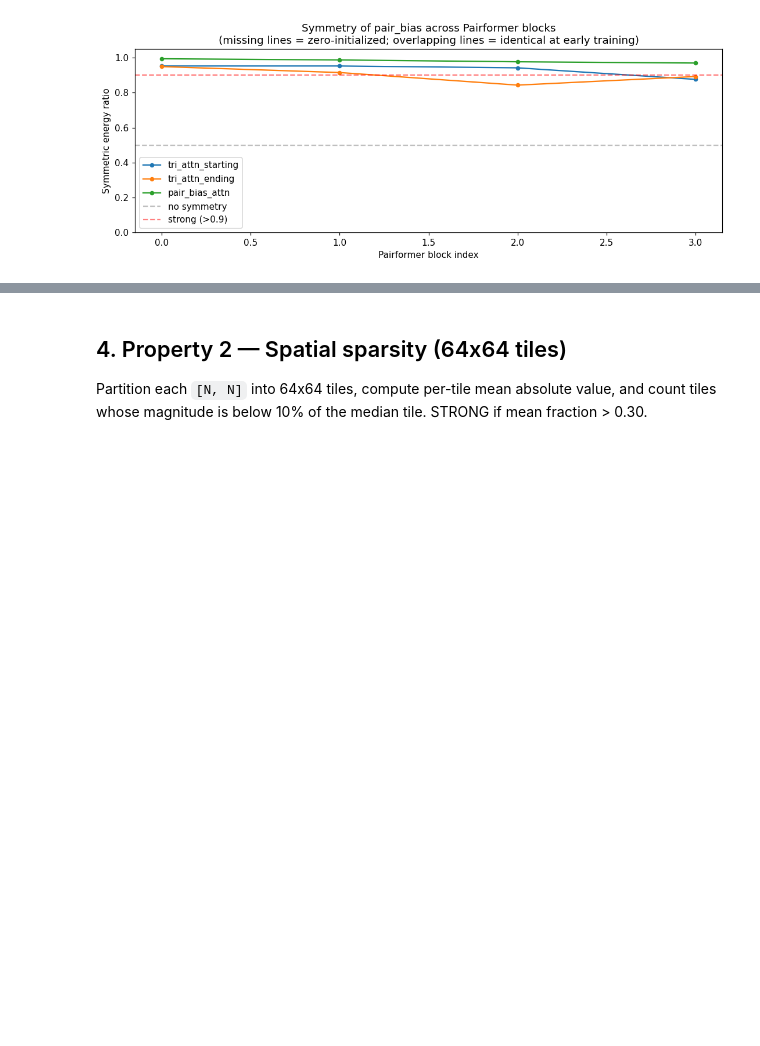
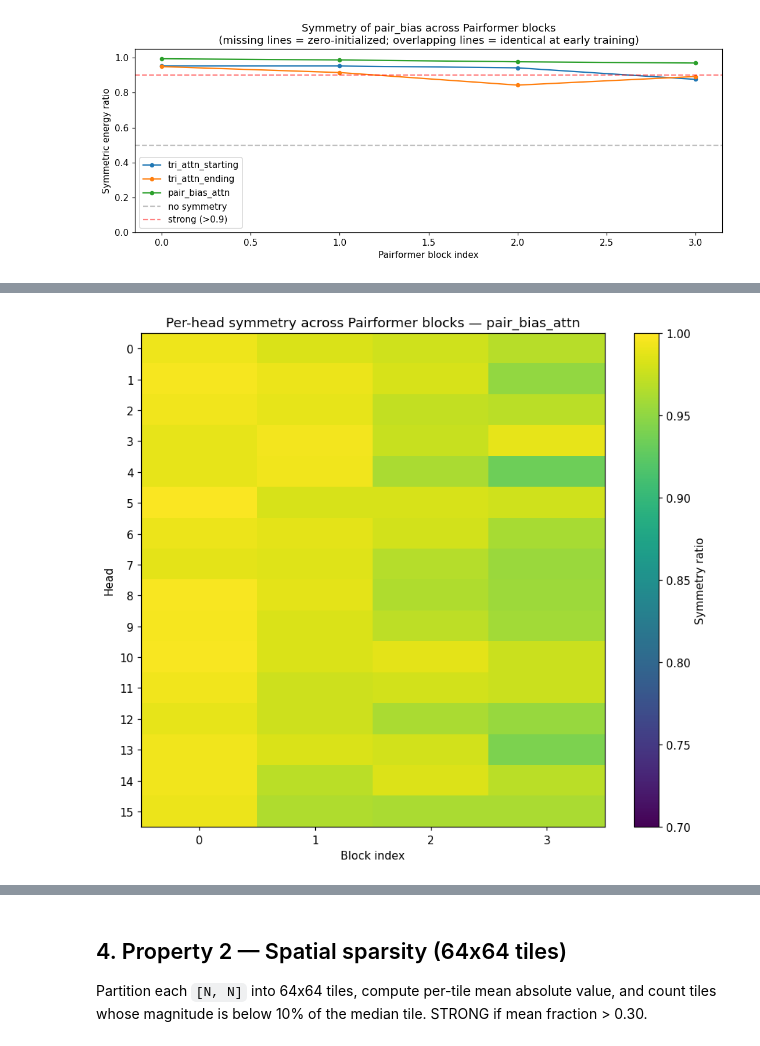
Before and after one commit to RTae/MegaFold, a Jupyter notebook: notebooks/analyze_pair_bias_patterns.ipynb, the cells around one changed output, grey strips where cells are left out. Saved outputs shown, nothing was run; the diff lists cells and outputs as text; code cells hidden in the pictures; blank space fills up the shorter version.

```diff
--- a/notebooks/analyze_pair_bias_patterns.ipynb
+++ b/notebooks/analyze_pair_bias_patterns.ipynb
@@ -218,3 +218,88 @@ tri_attn_starting: mean=0.931, min=0.877, max=0.953
 tri_attn_ending: mean=0.900, min=0.844, max=0.950
 pair_bias_attn: mean=0.982, min=0.970, max=0.995
 [figure]
+# %%
+def per_head_symmetry(B: torch.Tensor) -> list[float]:
+    t = as_hnn(B)
+    if t.shape[-1] != t.shape[-2]:
+        return []
+    ratios: list[float] = []
+    for h in range(t.shape[0]):
+        Bh = t[h]
+        sym = 0.5 * (Bh + Bh.T)
+        anti = 0.5 * (Bh - Bh.T)
+        sym_e = (sym ** 2).sum().item()
+        anti_e = (anti ** 2).sum().item()
+        denom = sym_e + anti_e
+        ratios.append(sym_e / denom if denom > 0 else float("nan"))
+    return ratios
+
+
+def format_head_values(values: np.ndarray) -> str:
+    return ", ".join(f"h{h}={v:.3f}" for h, v in enumerate(values) if not np.isnan(v))
+
+
+target_ltype = "pair_bias_attn" if "pair_bias_attn" in by_layer else next(iter(by_layer))
+blocks_sorted = sorted(by_layer[target_ltype].keys())
+grid = np.array([per_head_symmetry(by_layer[target_ltype][b]) for b in blocks_sorted], dtype=float)
+
+print("=" * 78)
+print(f"PER-HEAD SYMMETRY — {target_ltype}")
+print("=" * 78)
+print(f"Analyzing {len(blocks_sorted)} blocks from scope '{SCOPE}'.")
+if len(blocks_sorted) < 48:
+    print("Note: this capture comes from the smoke config, so the current Pairformer depth is smaller than the full model.")
+
+if grid.size == 0 or np.isnan(grid).all():
+    print("Per-head symmetry unavailable: tensors are non-square or still zero-initialized.")
+else:
+    per_head_pairformer_summary = {
+        "layer_type": target_ltype,
+        "blocks": blocks_sorted,
+        "grid": grid,
+        "overall_mean": float(np.nanmean(grid)),
+        "overall_std": float(np.nanstd(grid)),
+        "min_any": float(np.nanmin(grid)),
+        "per_head_means": np.nanmean(grid, axis=0),
+        "per_head_mins": np.nanmin(grid, axis=0),
+        "per_head_maxs": np.nanmax(grid, axis=0),
+    }
+
+    fig, ax = plt.subplots(
+        figsize=(max(8, len(blocks_sorted) * 0.7), max(3.5, grid.shape[1] * 0.35 + 1.5))
+    )
+    im = ax.imshow(grid.T, aspect="auto", cmap="viridis", vmin=0.7, vmax=1.0)
+    plt.colorbar(im, ax=ax, label="Symmetry ratio")
+    ax.set_xticks(range(len(blocks_sorted)))
+    ax.set_xticklabels(blocks_sorted)
+    ax.set_yticks(range(grid.shape[1]))
+    ax.set_yticklabels(range(grid.shape[1]))
+    ax.set_xlabel("Block index")
+    ax.set_ylabel("Head")
+    ax.set_title(f"Per-head symmetry across Pairformer blocks — {target_ltype}")
+    plt.tight_layout()
+    plt.show()
+
+    overall_mean = per_head_pairformer_summary["overall_mean"]
+    overall_std = per_head_pairformer_summary["overall_std"]
+    min_any = per_head_pairformer_summary["min_any"]
+    per_head_means = per_head_pairformer_summary["per_head_means"]
+    per_head_mins = per_head_pairformer_summary["per_head_mins"]
+    per_head_maxs = per_head_pairformer_summary["per_head_maxs"]
+    spread = float(np.nanmax(per_head_means) - np.nanmin(per_head_means))
+    low_heads = [h for h, v in enumerate(per_head_means) if not np.isnan(v) and v < 0.9]
+
+    print(f"All heads: mean={overall_mean:.3f}, std={overall_std:.3f}")
+    print(f"Min symmetry anywhere in the grid: {min_any:.3f}")
+    print(f"Per-head means: {np.round(per_head_means, 3)}")
+    print(f"Per-head mins:  {np.round(per_head_mins, 3)}")
+    print(f"Per-head maxs:  {np.round(per_head_maxs, 3)}")
+    print(f"Across-head mean spread: {spread:.3f}")
+
+    if not low_heads and spread < 0.03:
+        print("Interpretation: symmetry is consistent across heads; this supports symmetry as a property of pair_bias, not a per-head artifact.")
+    elif len(low_heads) <= max(1, grid.shape[1] // 8):
+        print(f"Interpretation: most heads are strongly symmetric, with a small number of weaker heads worth separate handling: {low_heads}")
+    else:
+        print("Interpretation: symmetry is materially head-dependent; a symmetry-aware kernel would need per-head logic.")
+# %% [output]
@@ -220,0 +311 @@ pair_bias_attn: mean=0.982, min=0.970, max=0.995
+[figure, added]
```
Also changed, not shown: parts of 2 cells of this notebook, 2 other files.
